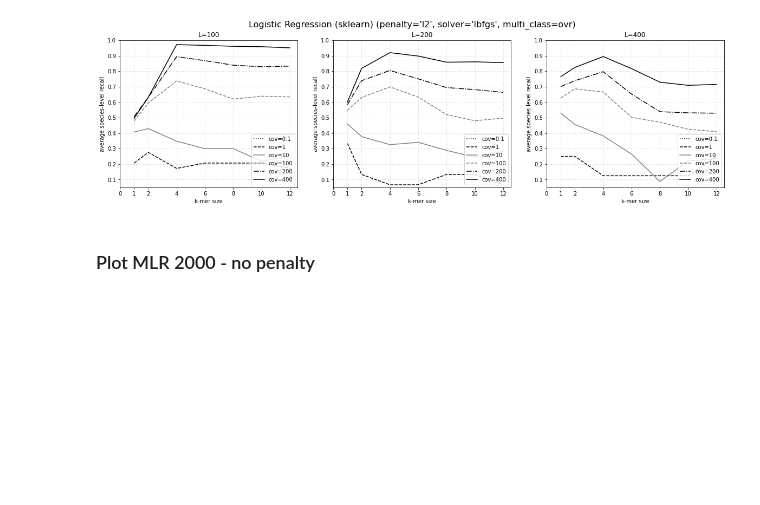
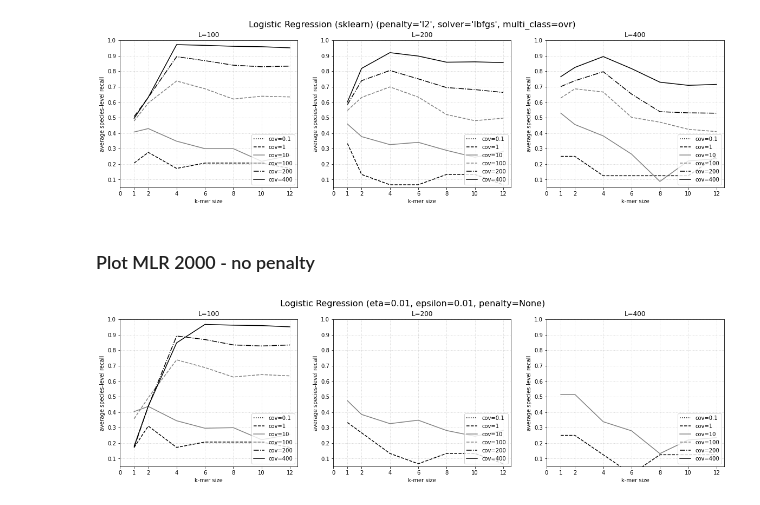
Before and after one commit to ryanquinnnelson/CMU-02620-Metagenomics, a Jupyter notebook: plot_results_rqn_210409.ipynb, the cells around one changed output. Cells and saved outputs as stored; diff of their text form; code cells hidden in the pictures; blank space fills up the shorter version.

```diff
--- a/plot_results_rqn_210409.ipynb
+++ b/plot_results_rqn_210409.ipynb
@@ -164,13 +189,15 @@ plot_graphs(df, title, 0.05, 1, np.linspace(0.1,1,10), 'lower right')
 # %% [markdown]
 ### Plot MLR 2000 - no penalty
 # %%
-# filename='data/results/results-2000-mlr-no_penalty.csv'
+filename='data/results/results-2000-mlr-no_penalty.csv'
 
-# df = pd.read_csv(filename)
-# df = df[df['penalty'] == 'none']
+df = pd.read_csv(filename)
+df = df[df['penalty'] == 'none']
 
-# droplist = ['experiment','category','classifier','training shape', 'penalty','l2_lambda','max_iter','score type']
-# df = pd.drop(droplist,axis=1)
-# title = "Logistic Regression (eta=0.01, epsilon=0.01, penalty=None)"
+droplist = ['experiment','category','classifier','training shape', 'penalty','l2_lambda','max_iter','score type']
+df = df.drop(droplist,axis=1)
+title = "Logistic Regression (eta=0.01, epsilon=0.01, penalty=None)"
 
-# plot_graphs(df, title, 0.05, 1, np.linspace(0.1,1,10), 'lower right')
+plot_graphs(df, title, 0.05, 1, np.linspace(0.1,1,10), 'lower right')
+# %% [output]
+[figure, added]
```
Also changed, not shown: parts of 4 cells of this notebook, 9 other files.
